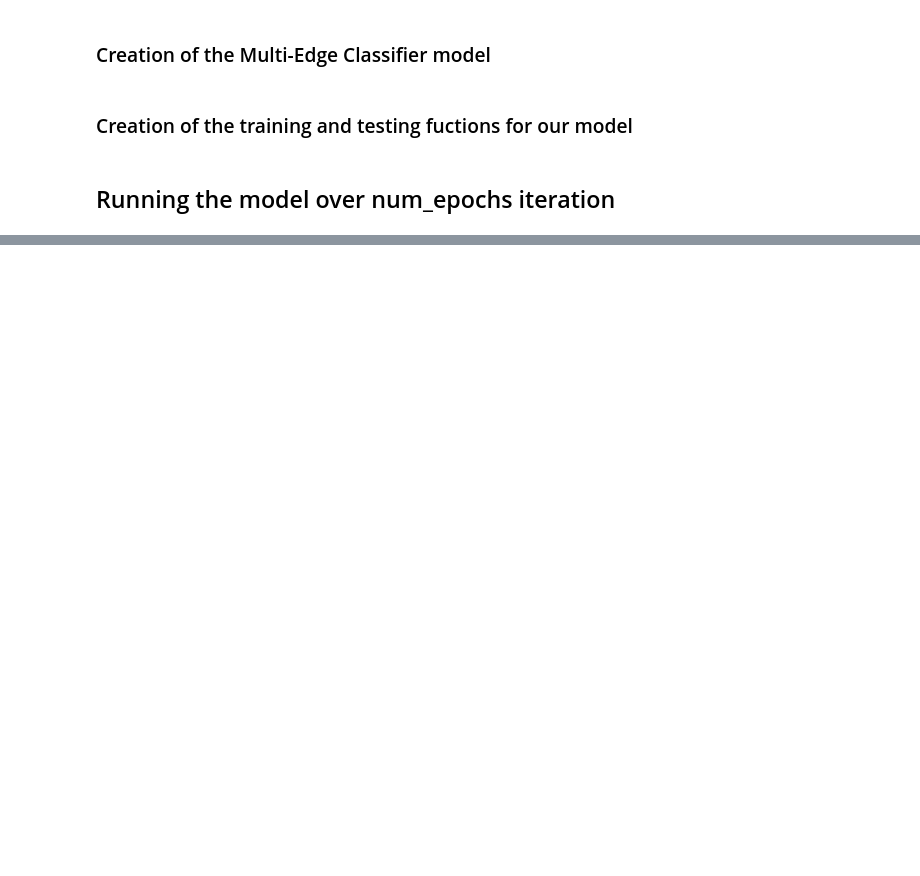
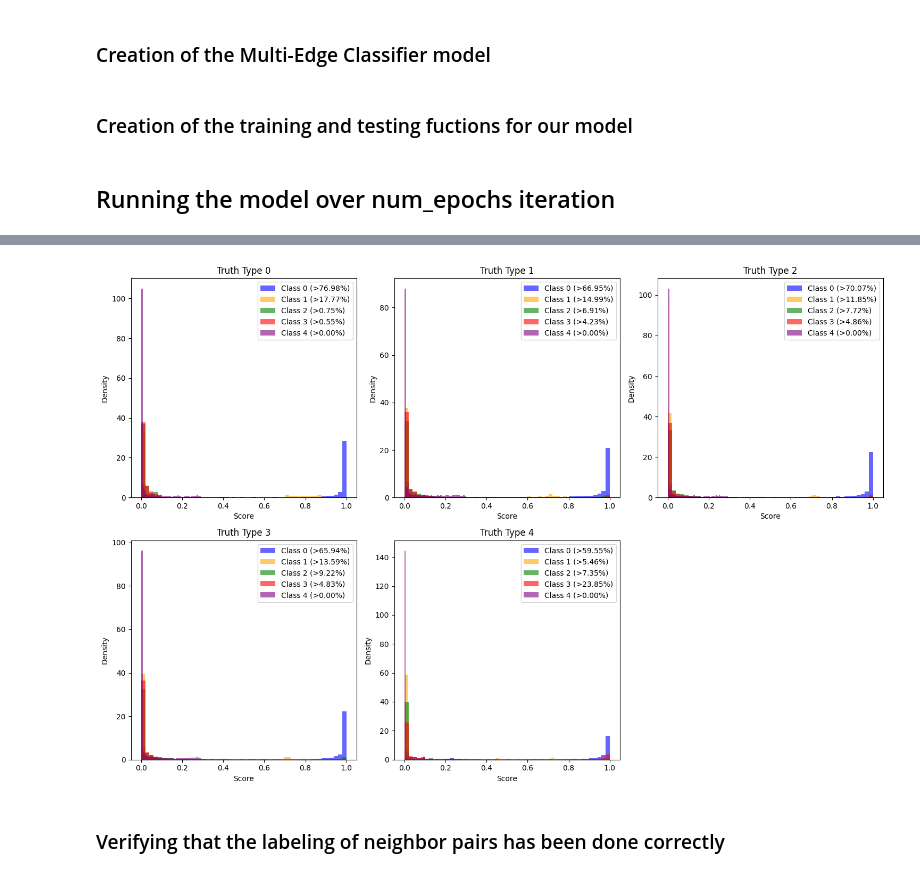
Before and after one commit to ksjones3/CodeRefactor, a Jupyter notebook: RunningOneEvent.ipynb, the cells around one changed output, grey strips where cells are left out. Saved outputs shown, nothing was run; the diff lists cells and outputs as text; code cells hidden in the pictures; blank space fills up the shorter version.

```diff
--- a/RunningOneEvent.ipynb
+++ b/RunningOneEvent.ipynb
@@ -1531,0 +1670,52 @@ plt.show()
+# %%
+# Unique output classes (5 in total)
+output_classes = np.arange(5)  # Classes 0, 1, 2, 3, 4
+
+# Create plots (one for each truth type)
+rows, cols = 2, 3
+fig, axes = plt.subplots(rows, cols, figsize=(15, 10))
+axes = axes.flatten()
+
+unique_truth_types = sorted(np.unique(truth_labels))
+
+# Handle cases where only one truth type is present
+if len(unique_truth_types) == 1:
+    axes = [axes]
+
+for truth_type_idx, truth_type in enumerate(unique_truth_types):
+    ax = axes[truth_type_idx]
+    ax.set_title(f'Truth Type {truth_type}')
+    ax.set_xlabel('Score')
+    ax.set_ylabel('Density')
+
+    for class_idx in output_classes:
+        # Get scores for the current output class and the current truth type
+        scores_for_truth_type_class = epoch_scores[epoch_truth_labels ==
+                                                   truth_type, class_idx]
+
+        # Calculate the fraction of scores > 0.5
+        fraction_above_0_5 = np.mean(scores_for_truth_type_class > 0.5)
+
+        # Plot normalized histogram for the current output class
+        ax.hist(
+            scores_for_truth_type_class,
+            bins=50,
+            density=True,  # Normalize the histogram
+            alpha=0.6,
+            label=f'Class {class_idx} (>{fraction_above_0_5:.2%})',
+            color=colors[class_idx % len(colors)]
+        )
+
+    # Add legend with updated labels
+    ax.legend()
+
+# Remove unused subplots
+for idx in range(len(unique_truth_types), len(axes)):
+    fig.delaxes(axes[idx])
+
+plt.tight_layout()
+plt.show()
+# %% [output]
+[figure, added]
+# %% [markdown]
+### Verifying that the labeling of neighbor pairs has been done correctly
```
Also changed, not shown: parts of 49 cells of this notebook.
